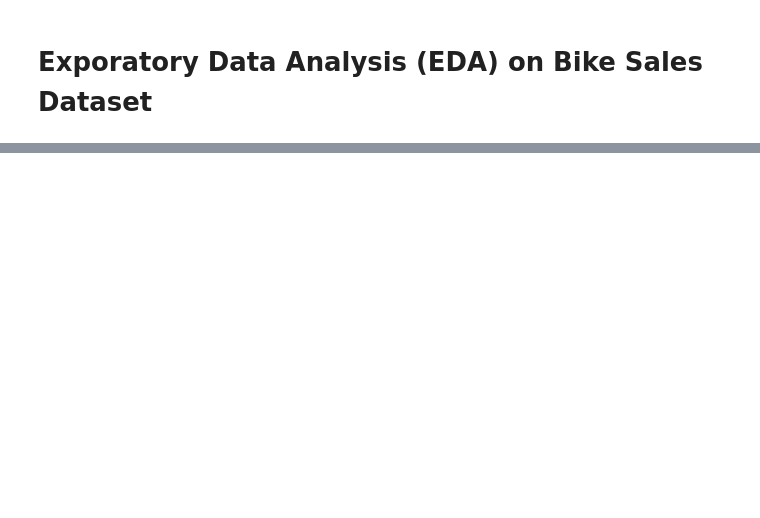
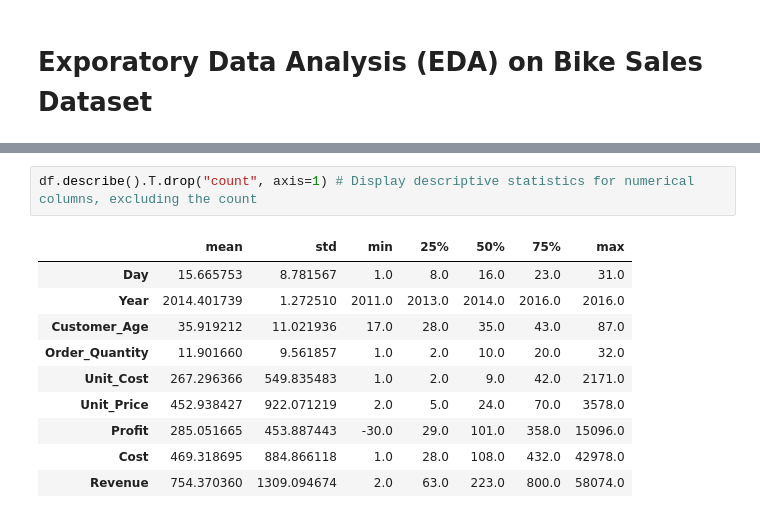
Before and after one commit to StefanLundberg77/ai_engineering_stefan_lundberg, a Jupyter notebook: code-alongs/a1_repetition/bike_sales_EDA.ipynb, the cells around one changed output, grey strips where cells are left out. Drawn from its saved outputs; the diff is of its cells as text; blank space fills up the shorter version.

```diff
--- a/code-alongs/a1_repetition/bike_sales_EDA.ipynb
+++ b/code-alongs/a1_repetition/bike_sales_EDA.ipynb
@@ -14,0 +67,13 @@ df.head()  # Display the first few rows of the dataset
+# %%
+df.describe().T.drop("count", axis=1) # Display descriptive statistics for numerical columns, excluding the count
+# %% [output]
+|  | mean | std | min | 25% | 50% | 75% | max |
+| Day | 15.665753 | 8.781567 | 1.0 | 8.0 | 16.0 | 23.0 | 31.0 |
+| Year | 2014.401739 | 1.272510 | 2011.0 | 2013.0 | 2014.0 | 2016.0 | 2016.0 |
+| Customer_Age | 35.919212 | 11.021936 | 17.0 | 28.0 | 35.0 | 43.0 | 87.0 |
+| Order_Quantity | 11.901660 | 9.561857 | 1.0 | 2.0 | 10.0 | 20.0 | 32.0 |
+| Unit_Cost | 267.296366 | 549.835483 | 1.0 | 2.0 | 9.0 | 42.0 | 2171.0 |
+| Unit_Price | 452.938427 | 922.071219 | 2.0 | 5.0 | 24.0 | 70.0 | 3578.0 |
+| Profit | 285.051665 | 453.887443 | -30.0 | 29.0 | 101.0 | 358.0 | 15096.0 |
+| Cost | 469.318695 | 884.866118 | 1.0 | 28.0 | 108.0 | 432.0 | 42978.0 |
+| Revenue | 754.370360 | 1309.094674 | 2.0 | 63.0 | 223.0 | 800.0 | 58074.0 |
```
Also changed, not shown: parts of 13 cells of this notebook, 1 other file.
